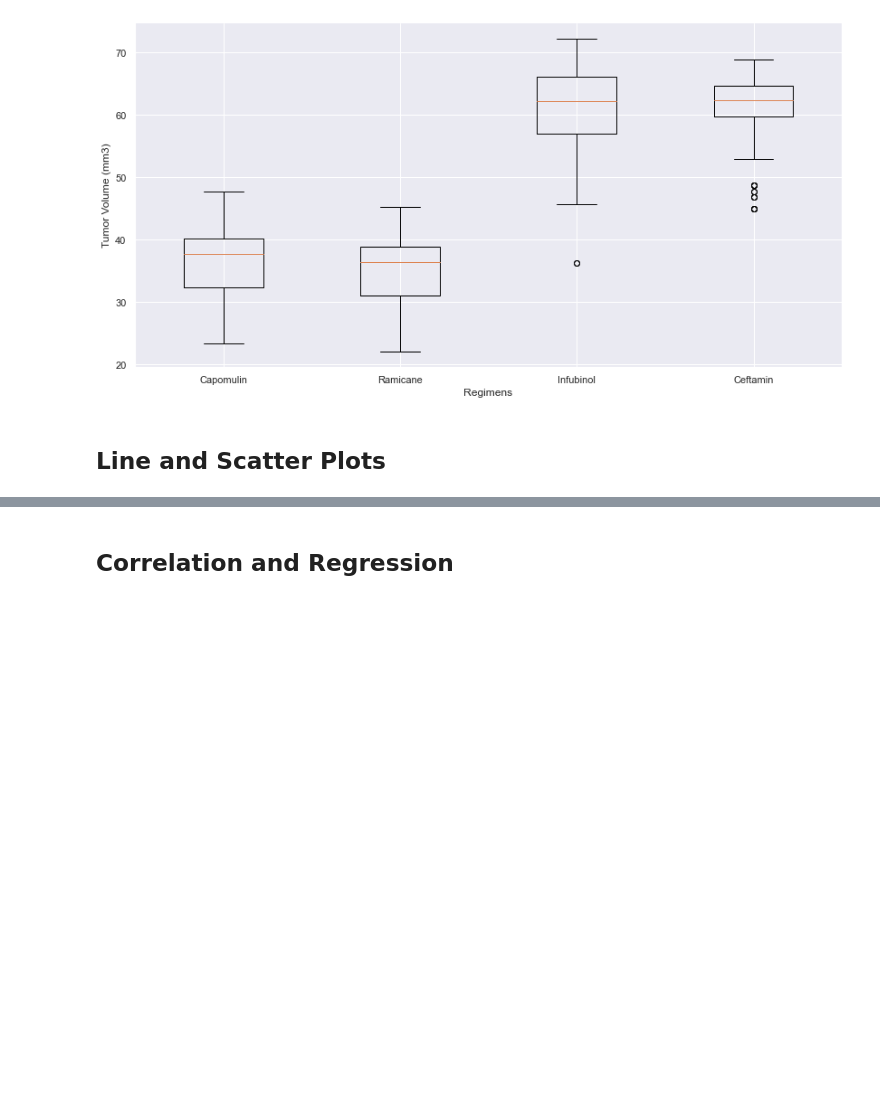
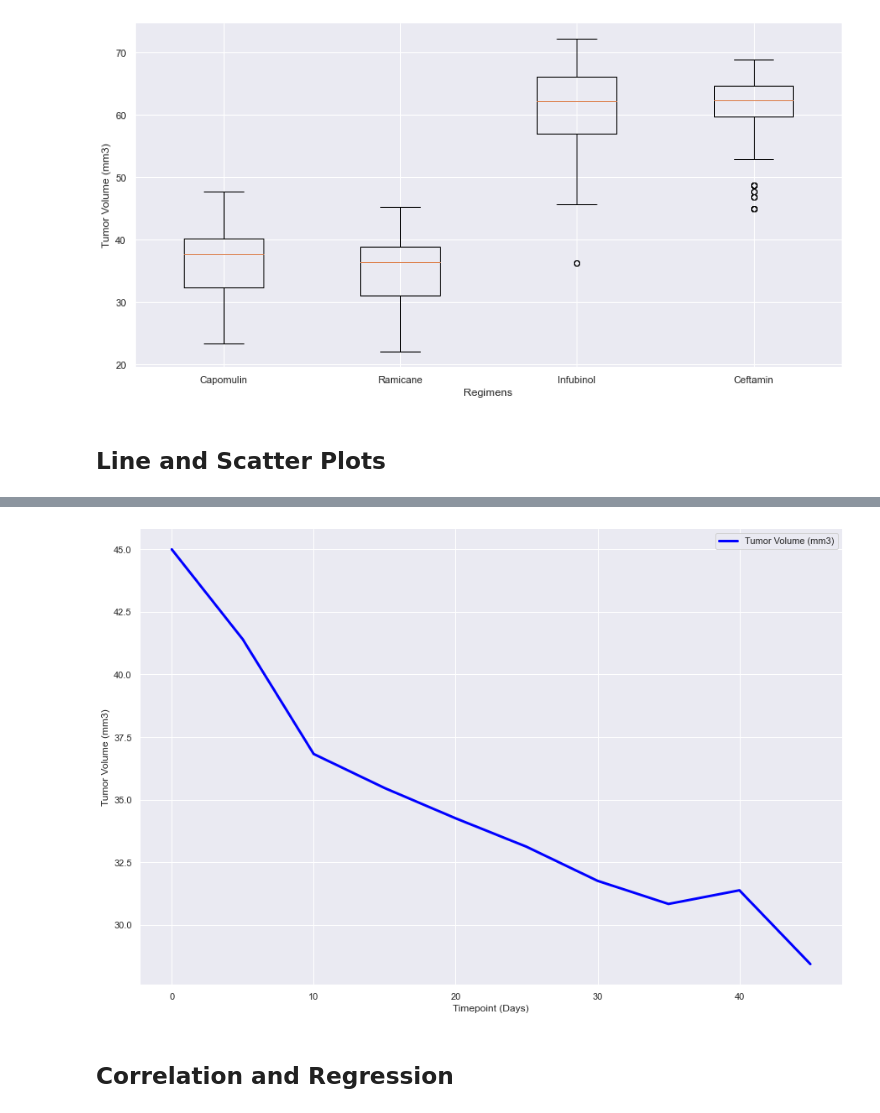
Before and after one commit to lstredler/MatPlotLib-challenge, a Jupyter notebook: pymaceuticals_final.ipynb, the cells around one changed output, grey strips where cells are left out. Cells and saved outputs as stored; diff of their text form; code cells hidden in the pictures; blank space fills up the shorter version.

Commit message:
line graph

```diff
--- a/pymaceuticals_final.ipynb
+++ b/pymaceuticals_final.ipynb
@@ -342,7 +342,9 @@ print()
 # %%
 # Generate a line plot of tumor volume vs. time point for a mouse treated with Capomulin
 
-timepoint = np.arrange(0,130,10)
-timepoints =
-tumor_vol =
+##new data drame with Capomulin only
+
+capomulin= mouse_meta_study_df.loc[mouse_meta_study_df["Drug Regimen"].isin(["Capomulin"])]
+capomulin = capomulin.reset_index()
+capomulin.head()
 # %% [output]
@@ -350,6 +356,0 @@ SyntaxError: invalid syntax (<ipython-input-310-cb0bf429ea61>, line 4)
-# %%
-capomulin= mouse_meta_study_df[mouse_meta_study_df["Drug Regimen"].isin(["Capomulin"])]
-capomulin
-
-capomulin_df = capomulin.groupby(["Drug Regimen"]).last(["Timepoint"])
-capomulin_df
@@ -359,0 +357,5 @@ capomulin_df
+# %%
+##select mouse m601 to look at
+
+mouse_capomulin_df=capomulin.loc[capomulin["Mouse ID"]==("m601")]
+mouse_capomulin_df
@@ -360,3 +374,15 @@ capomulin_df
+# %%
+##set up line graph
+
+#create new columns
+
+mouse_capomulin_df_x_y = mouse_capomulin_df.loc[:,["Timepoint", "Tumor Volume (mm3)"]]
+mouse_capomulin_df_x_y.set_index("Timepoint").plot(color = "blue", figsize=(15,10),linewidth=3.0)
+plt.ylabel("Tumor Volume (mm3)")
+plt.xlabel("Timepoint (Days)")
+plt.show();
+# %% [output]
+[figure, added]
 # %%
 # Generate a scatter plot depicting mouse weight versus average tumor volume for the Capomulin regimen
 # %% [markdown]
```
Also changed, not shown: parts of 4 cells of this notebook.
